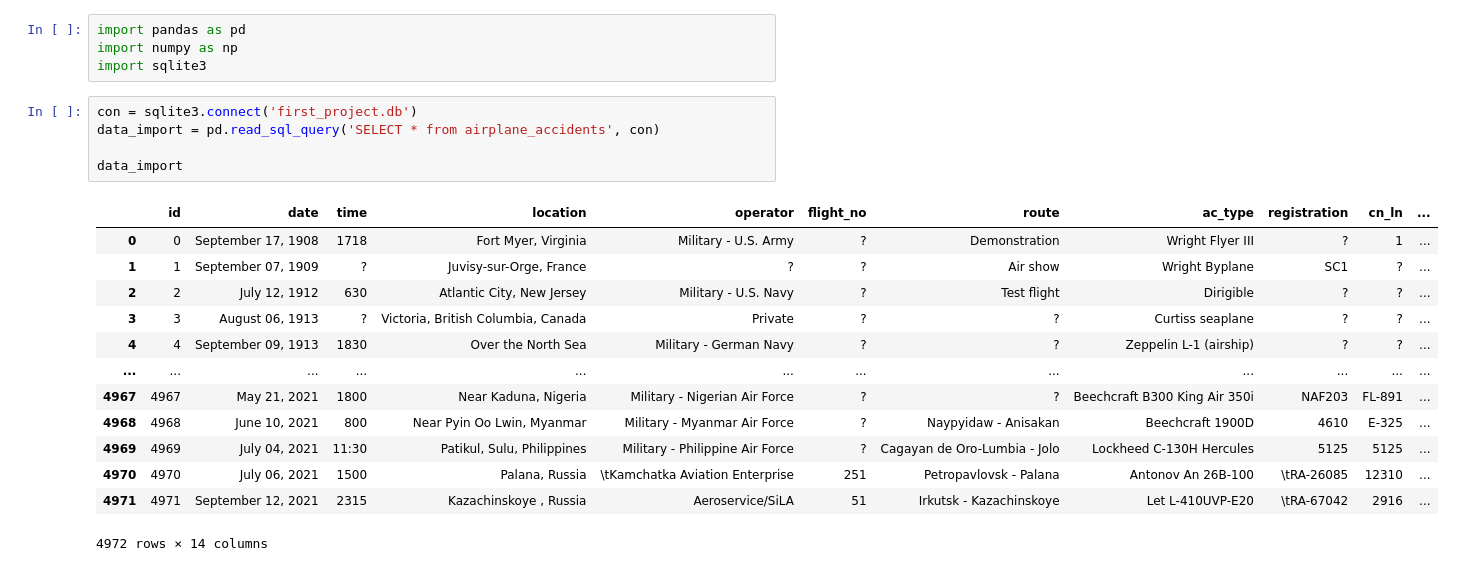
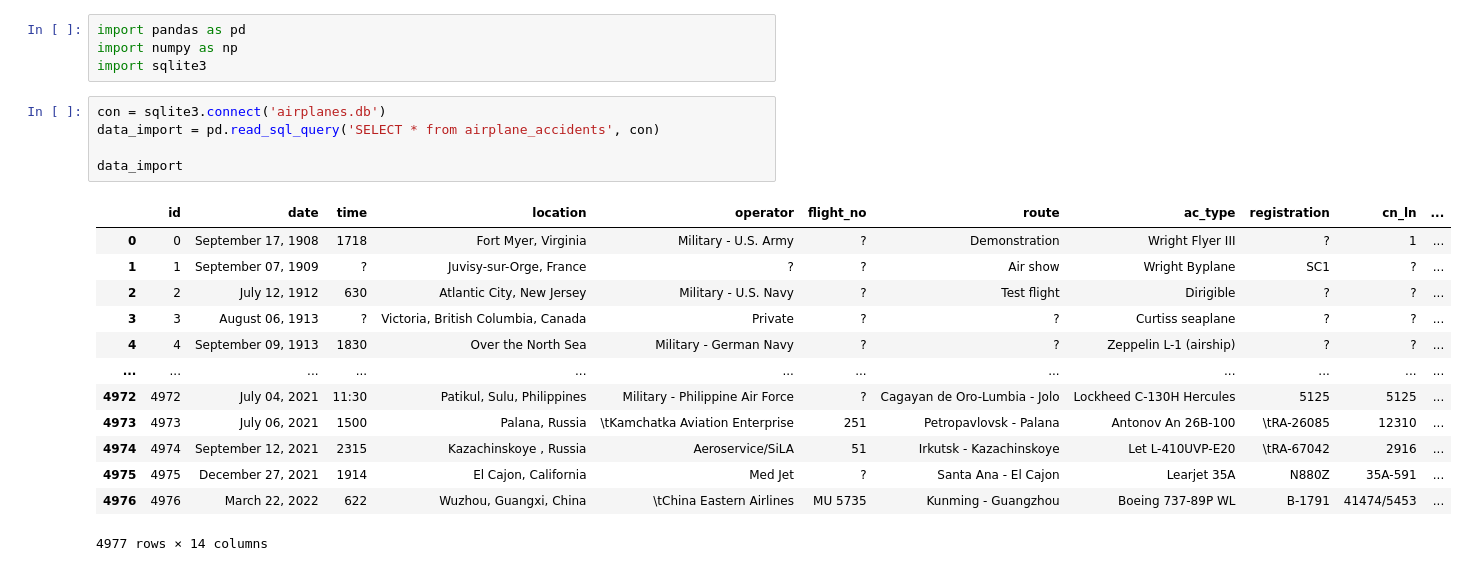
Before and after one commit to Arbuz0/aviation-accidents, a Jupyter notebook: EDA.ipynb, the cells around one changed output. Drawn from its saved outputs; the diff is of its cells as text.

```diff
--- a/EDA.ipynb
+++ b/EDA.ipynb
@@ -3,21 +3,21 @@ import pandas as pd
 import numpy as np
 import sqlite3
 # %%
-con = sqlite3.connect('first_project.db')
+con = sqlite3.connect('airplanes.db')
 data_import = pd.read_sql_query('SELECT * from airplane_accidents', con)
 
 data_import
 # %% [output]
 |  | id | date | time | location | operator | flight_no | route | ac_type | registration | cn_ln | ... |
 | 0 | 0 | September 17, 1908 | 1718 | Fort Myer, Virginia | Military - U.S. Army | ? | Demonstration | Wright Flyer III | ? | 1 | ... |
 | 1 | 1 | September 07, 1909 | ? | Juvisy-sur-Orge, France | ? | ? | Air show | Wright Byplane | SC1 | ? | ... |
 | 2 | 2 | July 12, 1912 | 630 | Atlantic City, New Jersey | Military - U.S. Navy | ? | Test flight | Dirigible | ? | ? | ... |
 | 3 | 3 | August 06, 1913 | ? | Victoria, British Columbia, Canada | Private | ? | ? | Curtiss seaplane | ? | ? | ... |
 | 4 | 4 | September 09, 1913 | 1830 | Over the North Sea | Military - German Navy | ? | ? | Zeppelin L-1 (airship) | ? | ? | ... |
 | ... | ... | ... | ... | ... | ... | ... | ... | ... | ... | ... | ... |
-| 4967 | 4967 | May 21, 2021 | 1800 | Near Kaduna, Nigeria | Military - Nigerian Air Force | ? | ? | Beechcraft B300 King Air 350i | NAF203 | FL-891 | ... |
-| 4968 | 4968 | June 10, 2021 | 800 | Near Pyin Oo Lwin, Myanmar | Military - Myanmar Air Force | ? | Naypyidaw - Anisakan | Beechcraft 1900D | 4610 | E-325 | ... |
-| 4969 | 4969 | July 04, 2021 | 11:30 | Patikul, Sulu, Philippines | Military - Philippine Air Force | ? | Cagayan de Oro-Lumbia - Jolo | Lockheed C-130H Hercules | 5125 | 5125 | ... |
-| 4970 | 4970 | July 06, 2021 | 1500 | Palana, Russia | \tKamchatka Aviation Enterprise | 251 | Petropavlovsk - Palana | Antonov An 26B-100 | \tRA-26085 | 12310 | ... |
-| 4971 | 4971 | September 12, 2021 | 2315 | Kazachinskoye , Russia | Aeroservice/SiLA | 51 | Irkutsk - Kazachinskoye | Let L-410UVP-E20 | \tRA-67042 | 2916 | ... |
+| 4972 | 4972 | July 04, 2021 | 11:30 | Patikul, Sulu, Philippines | Military - Philippine Air Force | ? | Cagayan de Oro-Lumbia - Jolo | Lockheed C-130H Hercules | 5125 | 5125 | ... |
+| 4973 | 4973 | July 06, 2021 | 1500 | Palana, Russia | \tKamchatka Aviation Enterprise | 251 | Petropavlovsk - Palana | Antonov An 26B-100 | \tRA-26085 | 12310 | ... |
+| 4974 | 4974 | September 12, 2021 | 2315 | Kazachinskoye , Russia | Aeroservice/SiLA | 51 | Irkutsk - Kazachinskoye | Let L-410UVP-E20 | \tRA-67042 | 2916 | ... |
+| 4975 | 4975 | December 27, 2021 | 1914 | El Cajon, California | Med Jet | ? | Santa Ana - El Cajon | Learjet 35A | N880Z | 35A-591 | ... |
+| 4976 | 4976 | March 22, 2022 | 622 | Wuzhou, Guangxi, China | \tChina Eastern Airlines | MU 5735 | Kunming - Guangzhou | Boeing 737-89P WL | B-1791 | 41474/5453 | ... |
-4972 rows × 14 columns
+4977 rows × 14 columns
```
Also changed, not shown: parts of 11 cells of this notebook, 3 other files.
